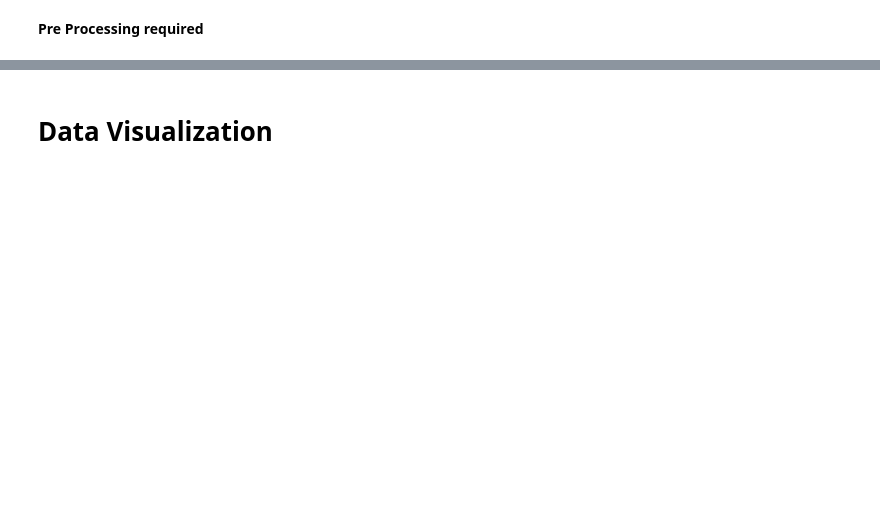
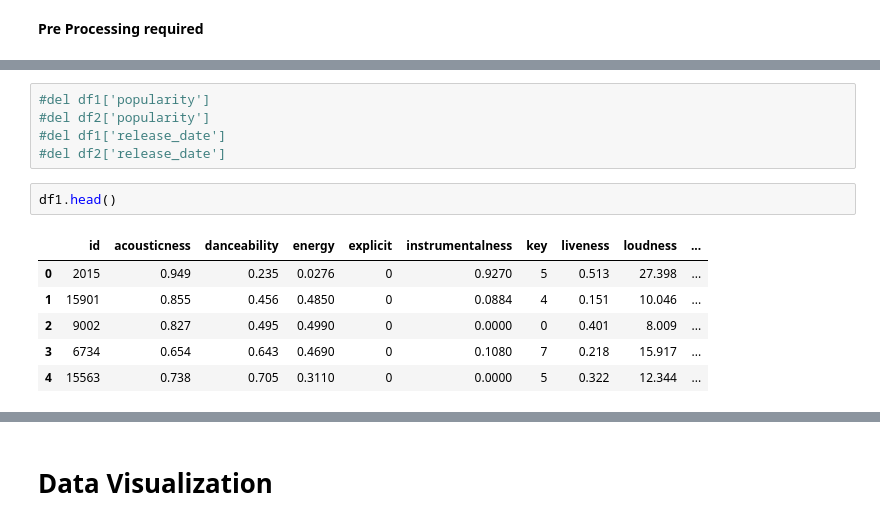
Before and after one commit to sumandutta8877/DATA-Analytics, a Jupyter notebook: DA_2021.ipynb, the cells around one changed output, grey strips where cells are left out. Cells and saved outputs as stored; diff of their text form; blank space fills up the shorter version.

```diff
--- a/DA_2021.ipynb
+++ b/DA_2021.ipynb
@@ -65,0 +66,14 @@ Name: label, Length: 12227, dtype: float64
+# %%
+#del df1['popularity']
+#del df2['popularity']
+#del df1['release_date']
+#del df2['release_date']
+# %%
+df1.head()
+# %% [output]
+|  | id | acousticness | danceability | energy | explicit | instrumentalness | key | liveness | loudness | ... |
+| 0 | 2015 | 0.949 | 0.235 | 0.0276 | 0 | 0.9270 | 5 | 0.513 | 27.398 | ... |
+| 1 | 15901 | 0.855 | 0.456 | 0.4850 | 0 | 0.0884 | 4 | 0.151 | 10.046 | ... |
+| 2 | 9002 | 0.827 | 0.495 | 0.4990 | 0 | 0.0000 | 0 | 0.401 | 8.009 | ... |
+| 3 | 6734 | 0.654 | 0.643 | 0.4690 | 0 | 0.1080 | 7 | 0.218 | 15.917 | ... |
+| 4 | 15563 | 0.738 | 0.705 | 0.3110 | 0 | 0.0000 | 5 | 0.322 | 12.344 | ... |
```
Also changed, not shown: parts of 12 cells of this notebook.
